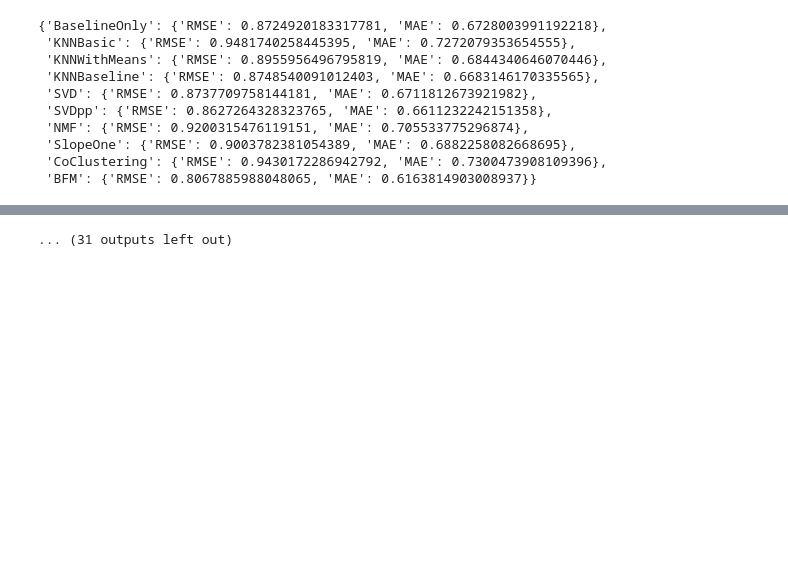
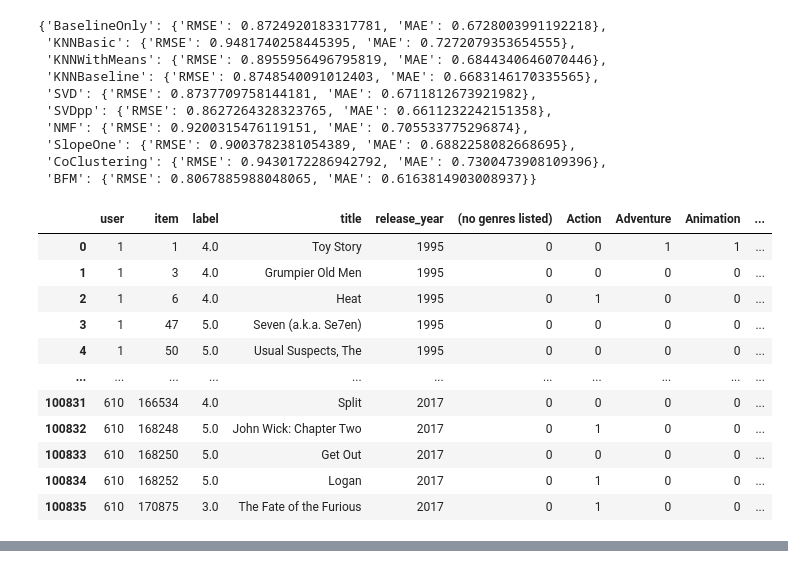
Before and after one commit to NamLe0609/recsys-movielens, a Jupyter notebook: new-movielens-100k.ipynb, the cells around one changed output, grey strips where cells are left out. Cells and saved outputs as stored; diff of their text form; code cells hidden in the pictures; blank space fills up the shorter version.

```diff
--- a/new-movielens-100k.ipynb
+++ b/new-movielens-100k.ipynb
@@ -734,84 +731,44 @@ sparse_col = [
     "Comedy",
     "Crime",
     "Documentary",
     "Drama",
     "Fantasy",
     "Film-Noir",
     "Horror",
     "IMAX",
     "Musical",
     "Mystery",
     "Romance",
     "Sci-Fi",
     "Thriller",
     "War",
     "Western",
 ]
 dense_col = ["release_year"]
 user_col = []
 item_col = sparse_col + dense_col
+
 train_data, data_info = DatasetFeat.build_trainset(
     train_data,
     user_col=user_col,
     item_col=item_col,
     sparse_col=sparse_col,
     dense_col=dense_col,
 )
 eval_data = DatasetFeat.build_testset(eval_data)
 test_data = DatasetFeat.build_testset(test_data)
 
-# model = NCF(task="rating", data_info=data_info, embed_size=16, n_epochs=10, lr=0.001)
-# model.fit(
-#     train_data,
-#     neg_sampling=False,
-#     verbose=2,
-#     shuffle=True,
-#     eval_data=eval_data,
-#     metrics=["rmse", "mae"],
-# )
-
-def objective(trial):
-    tf.compat.v1.reset_default_graph()
-    embed_size = trial.suggest_int("embed_size", 16, 128)
-    lr = trial.suggest_float("lr", 1e-4, 1e-1, log=True)
-    batch_size = trial.suggest_int("batch_size", 128, 1024, log=True)
-    hidden_units = trial.suggest_categorical(
-        "hidden_units", [(64, 32), (128, 64, 32), (256, 128, 64)]
-    )
-    dropout_rate = trial.suggest_float("dropout_rate", 0.1, 0.5)
-    reg = trial.suggest_float("reg", 1e-5, 1e-1, log=True)
-    sampler = trial.suggest_categorical("sampler", ["random", "unconsumed", "popular"])
-
-    model = NCF(
-        task="rating",
-        data_info=data_info,
-        embed_size=embed_size,
-        n_epochs=10,
-        lr=lr,
-        batch_size=batch_size,
-        hidden_units=hidden_units,
-        dropout_rate=dropout_rate,
-        reg=reg,
-        sampler=sampler,
-        use_bn=True,
-        seed=42,
-    )
-
-    model.fit(train_data, neg_sampling=False, eval_data=eval_data, verbose=0)
-    result = evaluate(
-        model=model,
-        data=test_data,
-        neg_sampling=False,
-        metrics=["rmse"],
-    )
-
-    return result["rmse"]
-
-study = optuna.create_study(direction="minimize", study_name="NCF_RMSE_Optimization")
-study.optimize(objective, n_trials=20)
-
-print("Best trial:")
-best_trial = study.best_trial
-print(f"  Value (RMSE): {best_trial.value}")
-print(f"  Params: {best_trial.params}")
+libreco_full
 # %% [output]
+|  | user | item | label | title | release_year | (no genres listed) | Action | Adventure | Animation | ... |
+| 0 | 1 | 1 | 4.0 | Toy Story | 1995 | 0 | 0 | 1 | 1 | ... |
+| 1 | 1 | 3 | 4.0 | Grumpier Old Men | 1995 | 0 | 0 | 0 | 0 | ... |
+| 2 | 1 | 6 | 4.0 | Heat | 1995 | 0 | 1 | 0 | 0 | ... |
+| 3 | 1 | 47 | 5.0 | Seven (a.k.a. Se7en) | 1995 | 0 | 0 | 0 | 0 | ... |
+| 4 | 1 | 50 | 5.0 | Usual Suspects, The | 1995 | 0 | 0 | 0 | 0 | ... |
+| ... | ... | ... | ... | ... | ... | ... | ... | ... | ... | ... |
+| 100831 | 610 | 166534 | 4.0 | Split | 2017 | 0 | 0 | 0 | 0 | ... |
+| 100832 | 610 | 168248 | 5.0 | John Wick: Chapter Two | 2017 | 0 | 1 | 0 | 0 | ... |
+| 100833 | 610 | 168250 | 5.0 | Get Out | 2017 | 0 | 0 | 0 | 0 | ... |
+| 100834 | 610 | 168252 | 5.0 | Logan | 2017 | 0 | 1 | 0 | 0 | ... |
+| 100835 | 610 | 170875 | 3.0 | The Fate of the Furious | 2017 | 0 | 1 | 0 | 0 | ... |
@@ -830 +775,0 @@ Training start time: 2025-03-23 17:54:47
-... (31 outputs left out)
```
Also changed, not shown: parts of 9 cells of this notebook, 8 other files.
